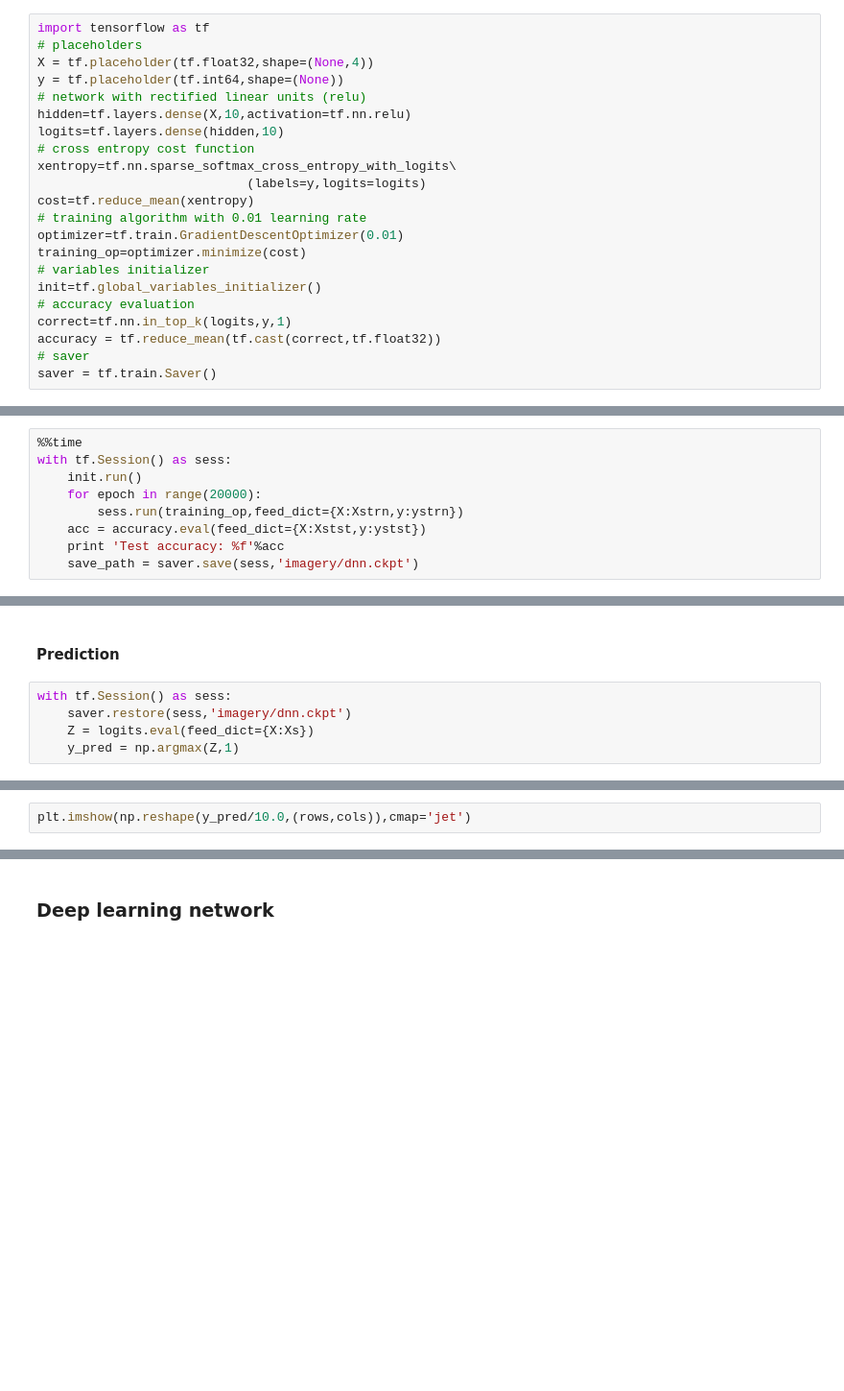
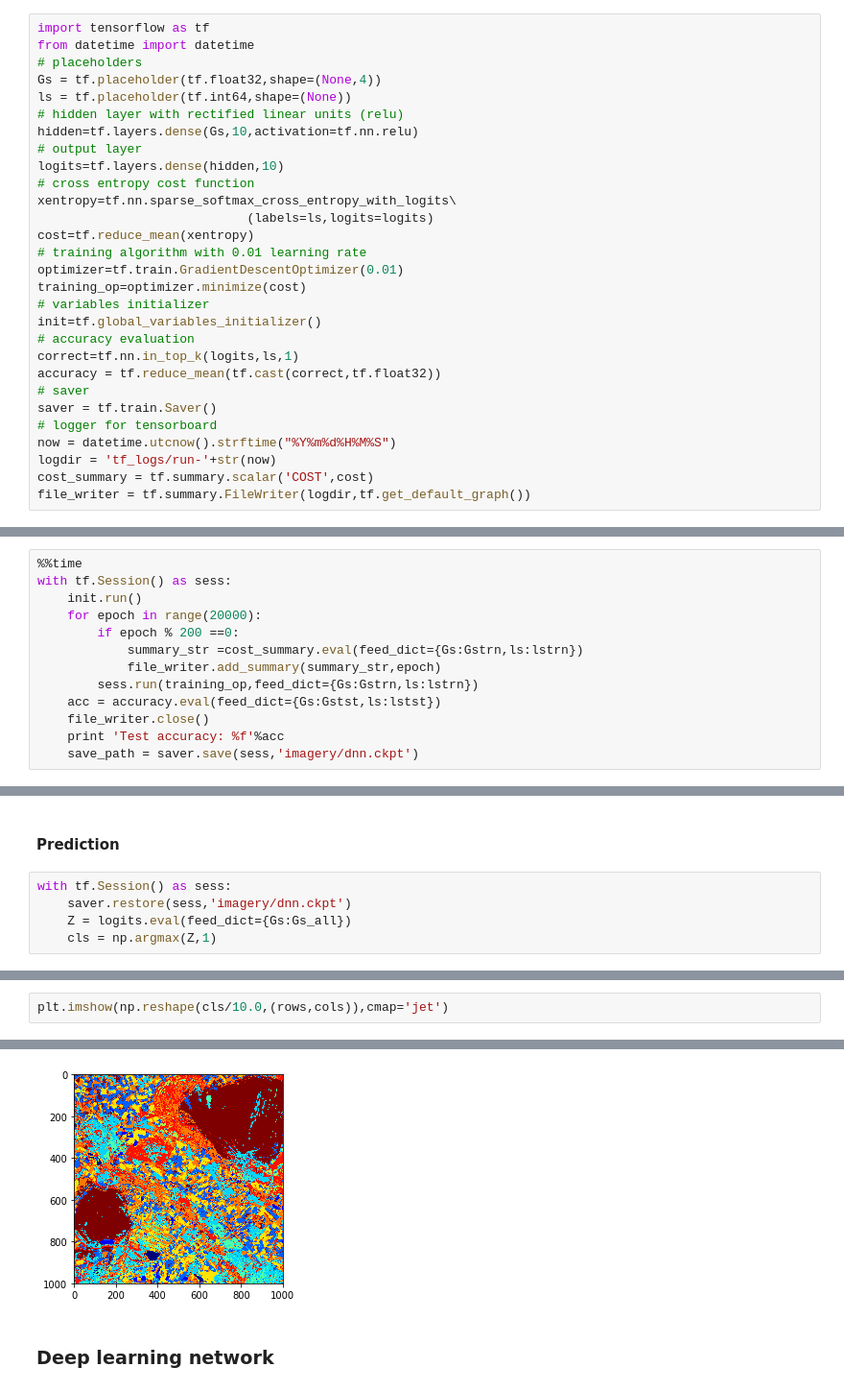
Before and after one commit to rsip/CRC4Docker, a Jupyter notebook: src/Chapter6.ipynb, the cells around one changed output, grey strips where cells are left out. Shown at 96% size. Drawn from its saved outputs; the diff is of its cells as text; blank space fills up the shorter version.

```diff
--- a/src/Chapter6.ipynb
+++ b/src/Chapter6.ipynb
@@ -181,15 +190,17 @@ for j in range(len(pos)):
 #### Network architecture
 # %%
 import tensorflow as tf
+from datetime import datetime
 # placeholders
-X = tf.placeholder(tf.float32,shape=(None,4))
-y = tf.placeholder(tf.int64,shape=(None))
-# network with rectified linear units (relu)
-hidden=tf.layers.dense(X,10,activation=tf.nn.relu)
+Gs = tf.placeholder(tf.float32,shape=(None,4))
+ls = tf.placeholder(tf.int64,shape=(None))
+# hidden layer with rectified linear units (relu)
+hidden=tf.layers.dense(Gs,10,activation=tf.nn.relu)
+# output layer
 logits=tf.layers.dense(hidden,10)
 # cross entropy cost function
 xentropy=tf.nn.sparse_softmax_cross_entropy_with_logits\
-                            (labels=y,logits=logits)
+                            (labels=ls,logits=logits)
 cost=tf.reduce_mean(xentropy)
 # training algorithm with 0.01 learning rate
 optimizer=tf.train.GradientDescentOptimizer(0.01)
@@ -197,10 +208,15 @@ training_op=optimizer.minimize(cost)
 # variables initializer
 init=tf.global_variables_initializer()
 # accuracy evaluation
-correct=tf.nn.in_top_k(logits,y,1)
+correct=tf.nn.in_top_k(logits,ls,1)
 accuracy = tf.reduce_mean(tf.cast(correct,tf.float32))
 # saver
 saver = tf.train.Saver()
+# logger for tensorboard
+now = datetime.utcnow().strftime("%Y%m%d%H%M%S")
+logdir = 'tf_logs/run-'+str(now)
+cost_summary = tf.summary.scalar('COST',cost)
+file_writer = tf.summary.FileWriter(logdir,tf.get_default_graph())
 # %% [markdown]
 #### Training and testing
 # %%
@@ -208,7 +224,11 @@ saver = tf.train.Saver()
 with tf.Session() as sess:
     init.run()
     for epoch in range(20000):
-        sess.run(training_op,feed_dict={X:Xstrn,y:ystrn})
-    acc = accuracy.eval(feed_dict={X:Xstst,y:ystst})
+        if epoch % 200 ==0:
+            summary_str =cost_summary.eval(feed_dict={Gs:Gstrn,ls:lstrn})
+            file_writer.add_summary(summary_str,epoch)
+        sess.run(training_op,feed_dict={Gs:Gstrn,ls:lstrn})
+    acc = accuracy.eval(feed_dict={Gs:Gstst,ls:lstst})
+    file_writer.close()
     print 'Test accuracy: %f'%acc
     save_path = saver.save(sess,'imagery/dnn.ckpt')
@@ -217,5 +246,5 @@ with tf.Session() as sess:
 # %%
 with tf.Session() as sess:
     saver.restore(sess,'imagery/dnn.ckpt')
-    Z = logits.eval(feed_dict={X:Xs})
-    y_pred = np.argmax(Z,1)
+    Z = logits.eval(feed_dict={Gs:Gs_all})
+    cls = np.argmax(Z,1)
@@ -222,2 +253,3 @@ with tf.Session() as sess:
 # %%
-plt.imshow(np.reshape(y_pred/10.0,(rows,cols)),cmap='jet')
+plt.imshow(np.reshape(cls/10.0,(rows,cols)),cmap='jet')
+# %% [output]
@@ -224,3 +257,4 @@ plt.imshow(np.reshape(y_pred/10.0,(rows,cols)),cmap='jet')
+[figure, added]
 # %% [markdown]
 ### Deep learning network
 # %%
```
Also changed, not shown: parts of 14 cells of this notebook, 20 other files.
